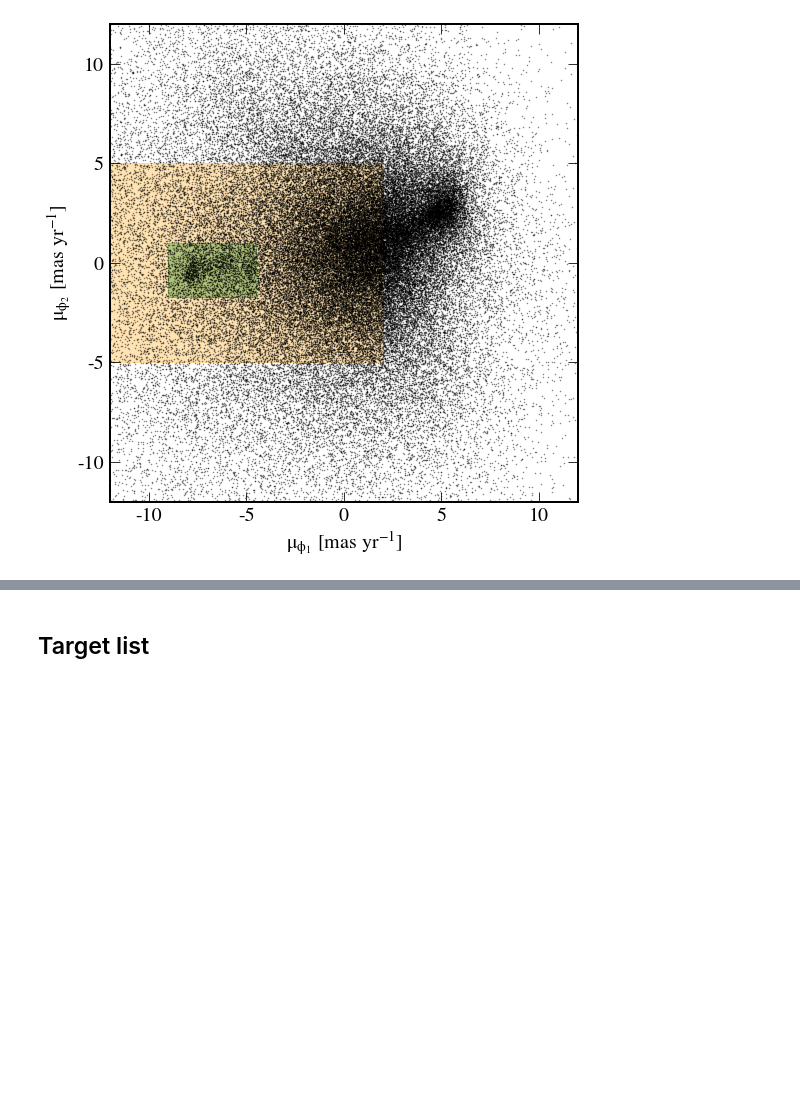
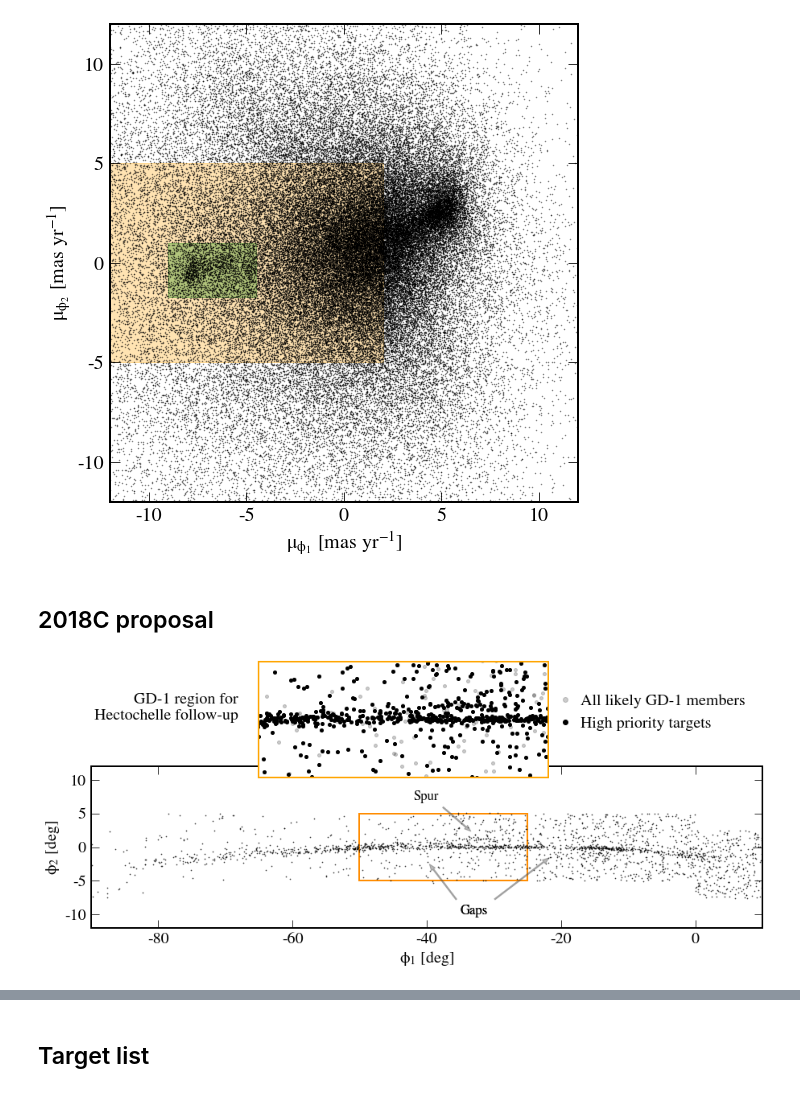
Before and after one commit to adrn/GD1-DR2, a Jupyter notebook: notebooks/GD1_Hectochelle_2018B.ipynb, the cells around one changed output, grey strips where cells are left out. Saved outputs shown, nothing was run; the diff lists cells and outputs as text; code cells hidden in the pictures; blank space fills up the shorter version.

Commit message:
spur velocities + 2018C proposal

```diff
--- a/notebooks/GD1_Hectochelle_2018B.ipynb
+++ b/notebooks/GD1_Hectochelle_2018B.ipynb
@@ -242,3 +242,72 @@ plt.ylabel('$\mu_{\phi_2}$ [mas yr$^{-1}$]')
 plt.tight_layout()
 # %% [output]
 [figure]
+# %% [markdown]
+## 2018C proposal
+# %%
+path_high = mpl.path.Path(poly_high)
+ms_mask = path_high.contains_points(points)
+# %%
+plt.figure(figsize=(13,10))
+plt.plot(gd1_c.phi1[pm_mask & cmd_mask].wrap_at(wangle), gd1_c.phi2[pm_mask & cmd_mask],
+         'ko', ms=0.7, alpha=0.7, rasterized=True)
+
+# plt.annotate('Progenitor?', xy=(-13, 0.5), xytext=(-10, 7),
+#              arrowprops=dict(color='0.3', shrink=0.05, width=1.5, headwidth=6, headlength=8, alpha=0.4),
+#              fontsize='small')
+
+# plt.annotate('Blob', xy=(-14, -2), xytext=(-14, -10),
+#              arrowprops=dict(color='0.3', shrink=0.08, width=1.5, headwidth=6, headlength=8, alpha=0.4),
+#              fontsize='small')
+
+plt.annotate('Spur', xy=(-33, 2), xytext=(-42, 7),
+             arrowprops=dict(color='0.3', shrink=0.08, width=1.5, headwidth=6, headlength=8, alpha=0.4),
+             fontsize='small')
+
+plt.annotate('Gaps', xy=(-40, -2), xytext=(-35, -10),
+             arrowprops=dict(color='0.3', shrink=0.08, width=1.5, headwidth=6, headlength=8, alpha=0.4),
+             fontsize='small')
+
+plt.annotate('Gaps', xy=(-21, -1), xytext=(-35, -10),
+             arrowprops=dict(color='0.3', shrink=0.08, width=1.5, headwidth=6, headlength=8, alpha=0.4),
+             fontsize='small')
+
+# plt.axvline(-55, ls='--', color='0.3', alpha=0.4, dashes=(6,4), lw=2)
+# plt.text(-60, 9.5, 'Previously\nundetected', fontsize='small', ha='right', va='top')
+
+pr = mpl.patches.Rectangle([-50, -5], 25, 10, color='none', ec='darkorange', lw=2)
+plt.gca().add_artist(pr)
+
+plt.gca().set_aspect('equal')
+plt.xlabel('$\phi_1$ [deg]')
+plt.ylabel('$\phi_2$ [deg]')
+
+plt.xlim(-90,10)
+plt.ylim(-12,12)
+plt.tight_layout()
+
+ax_inset = plt.axes([0.2,0.62,0.6,0.2])
+plt.sca(ax_inset)
+
+plt.plot(gd1_c.phi1[pm_mask & cmd_mask].wrap_at(wangle), gd1_c.phi2[pm_mask & cmd_mask],
+         'ko', ms=4, alpha=0.2, rasterized=True, label='All likely GD-1 members')
+
+plt.plot(gd1_c.phi1[pm_mask & cmd_mask & ms_mask].wrap_at(wangle), gd1_c.phi2[pm_mask & cmd_mask & ms_mask],
+         'ko', ms=4, alpha=1, rasterized=True, label='High priority targets')
+
+plt.text(-0.07, 0.5, 'GD-1 region for\nHectochelle follow-up', transform=plt.gca().transAxes, ha='right')
+plt.legend(bbox_to_anchor=(1, 0.85), frameon=False, loc='upper left', handlelength=0.3, markerscale=1.5)
+
+for pos in ['top', 'bottom', 'right', 'left']:
+        plt.gca().spines[pos].set_edgecolor('orange')
+
+plt.gca().set_aspect('equal')
+plt.xlim(-50,-25)
+plt.ylim(-5,5)
+plt.setp(plt.gca().get_xticklabels(), visible=False)
+plt.setp(plt.gca().get_yticklabels(), visible=False)
+plt.gca().tick_params(bottom='off', left='off', right='off', top='off');
+
+plt.savefig('../plots/prop_fig1.pdf')
+# %% [output]
+[figure, added]
```
Also changed, not shown: parts of 2 cells of this notebook, 1 other file.
